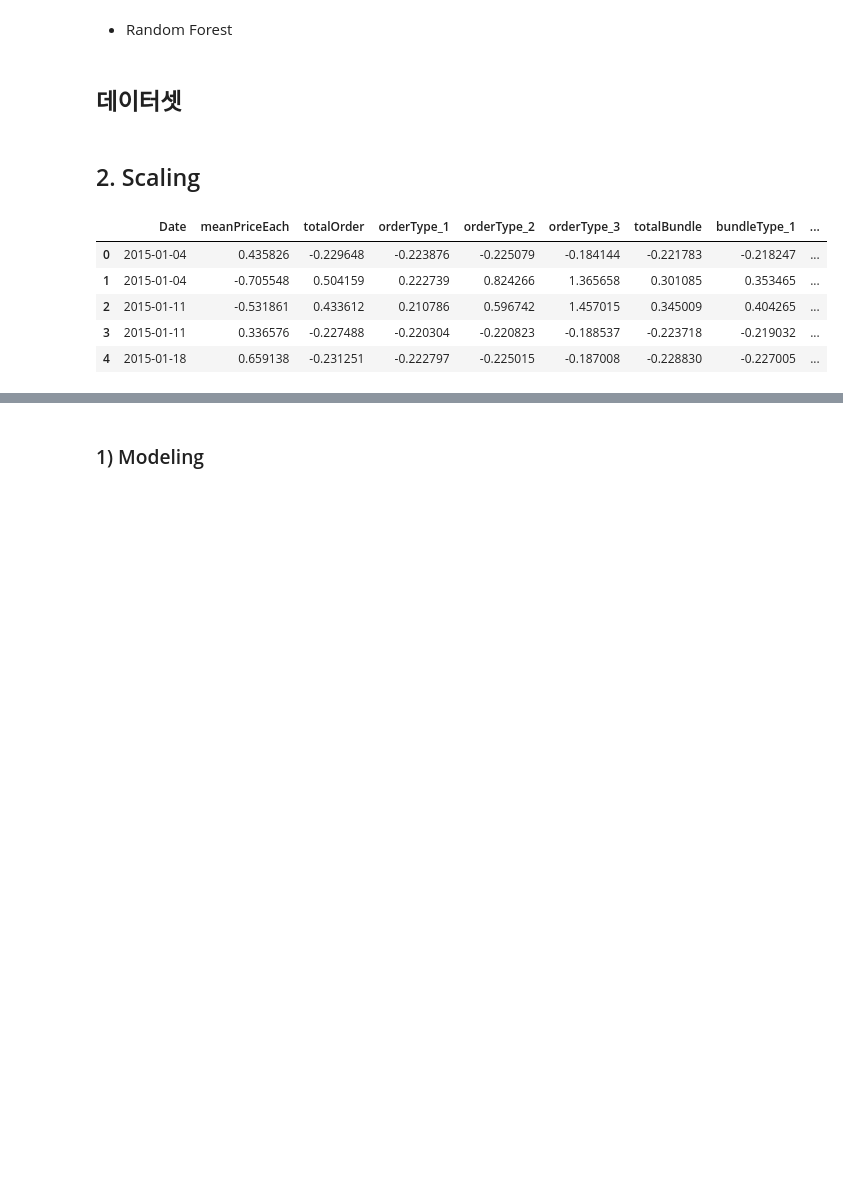
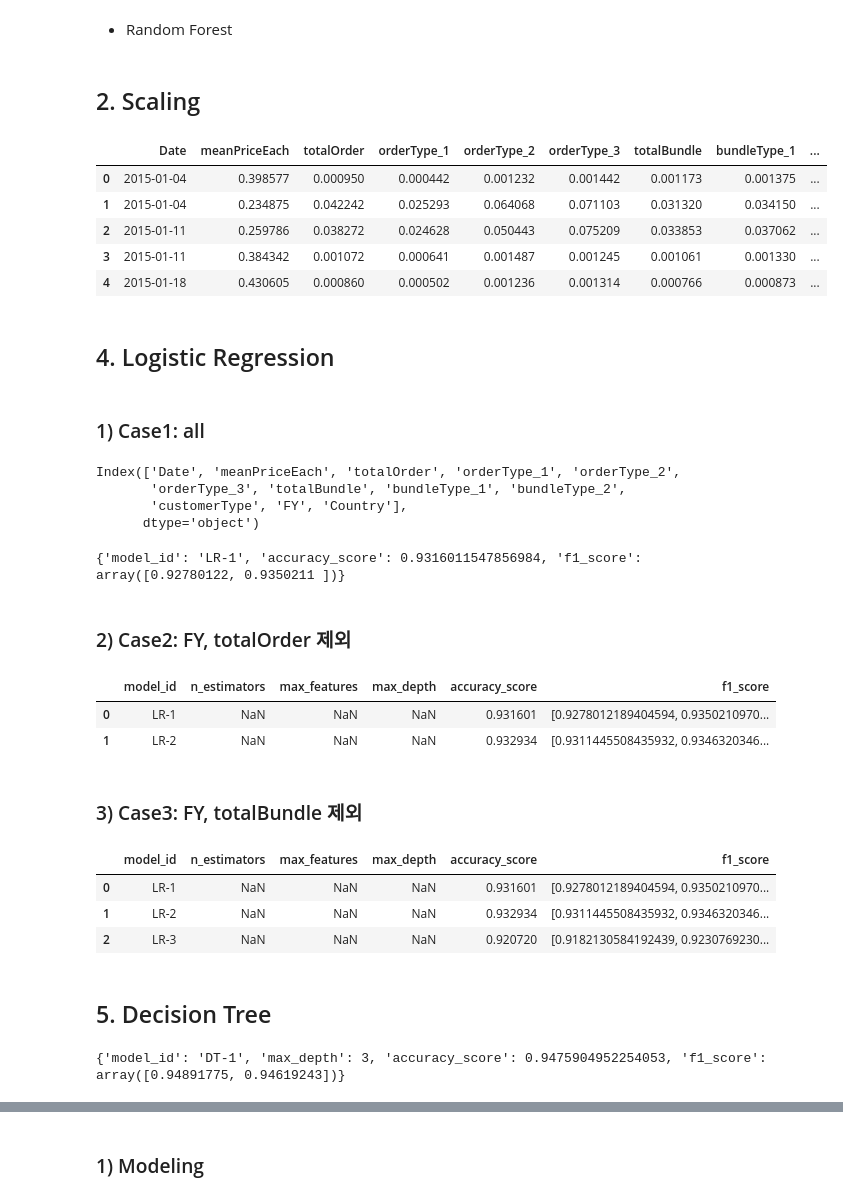
Before and after one commit to winterconnect/Machine_Learning, a Jupyter notebook: Python_Machine_Learning/code/Practice_Product.ipynb, the cells around one changed output, grey strips where cells are left out. Drawn from its saved outputs; the diff is of its cells as text; code cells hidden in the pictures; blank space fills up the shorter version.

```diff
--- a/Python_Machine_Learning/code/Practice_Product.ipynb
+++ b/Python_Machine_Learning/code/Practice_Product.ipynb
@@ -198,5 +197,3 @@ def randomForest(model_id, X, y, n_est = 100, mf = 'auto' , md = None, ts = 0.3,
   context['f1_score'] = score_f1
 
   return context
-# %% [markdown]
-## 데이터셋
@@ -206,18 +200,24 @@ y = df_pd['customerType']
 # %% [markdown]
 ## 2. Scaling
 # %%
-scaler = StandardScaler()
+# 스케일링하지 않는 것이 성능이 더 좋음
+X = df_pd[['meanPriceEach','totalOrder','orderType_1','orderType_2',
+       'orderType_3','totalBundle','bundleType_1','bundleType_2',
+       'FY','Country']]
+
+
+scaler = MinMaxScaler()
 df_pd[['meanPriceEach','totalOrder','orderType_1','orderType_2',
        'orderType_3','totalBundle','bundleType_1','bundleType_2',
        'FY','Country']] = scaler.fit_transform(X)
 df_pd.head()
 # %% [output]
 |  | Date | meanPriceEach | totalOrder | orderType_1 | orderType_2 | orderType_3 | totalBundle | bundleType_1 | ... |
-| 0 | 2015-01-04 | 0.435826 | -0.229648 | -0.223876 | -0.225079 | -0.184144 | -0.221783 | -0.218247 | ... |
-| 1 | 2015-01-04 | -0.705548 | 0.504159 | 0.222739 | 0.824266 | 1.365658 | 0.301085 | 0.353465 | ... |
-| 2 | 2015-01-11 | -0.531861 | 0.433612 | 0.210786 | 0.596742 | 1.457015 | 0.345009 | 0.404265 | ... |
-| 3 | 2015-01-11 | 0.336576 | -0.227488 | -0.220304 | -0.220823 | -0.188537 | -0.223718 | -0.219032 | ... |
-| 4 | 2015-01-18 | 0.659138 | -0.231251 | -0.222797 | -0.225015 | -0.187008 | -0.228830 | -0.227005 | ... |
+| 0 | 2015-01-04 | 0.398577 | 0.000950 | 0.000442 | 0.001232 | 0.001442 | 0.001173 | 0.001375 | ... |
+| 1 | 2015-01-04 | 0.234875 | 0.042242 | 0.025293 | 0.064068 | 0.071103 | 0.031320 | 0.034150 | ... |
+| 2 | 2015-01-11 | 0.259786 | 0.038272 | 0.024628 | 0.050443 | 0.075209 | 0.033853 | 0.037062 | ... |
+| 3 | 2015-01-11 | 0.384342 | 0.001072 | 0.000641 | 0.001487 | 0.001245 | 0.001061 | 0.001330 | ... |
+| 4 | 2015-01-18 | 0.430605 | 0.000860 | 0.000502 | 0.001236 | 0.001314 | 0.000766 | 0.000873 | ... |
 # %%
 df_res = pd.DataFrame(data = None,
                       columns = ['model_id',
@@ -226,3 +226,29 @@ df_res = pd.DataFrame(data = None,
                                  'max_depth',
                                  'accuracy_score',
                                  'f1_score'])
+# %% [markdown]
+## 4. Logistic Regression
+# %% [markdown]
+### 1) Case1: all
+# %%
+df_pd.columns
+# %% [output]
+Index(['Date', 'meanPriceEach', 'totalOrder', 'orderType_1', 'orderType_2',
+       'orderType_3', 'totalBundle', 'bundleType_1', 'bundleType_2',
+       'customerType', 'FY', 'Country'],
+      dtype='object')
+# %%
+X = df_pd[['meanPriceEach', 'totalOrder', 'orderType_1', 'orderType_2',
+       'orderType_3', 'totalBundle', 'bundleType_1', 'bundleType_2',
+       'FY', 'Country']]
+y = df_pd['customerType']
+
+res = logisticRegression('LR-1' , X, y)
+
+print(res)
+
+df_res = df_res.append(res, ignore_index = True)
+# %% [output]
+{'model_id': 'LR-1', 'accuracy_score': 0.9316011547856984, 'f1_score': array([0.92780122, 0.9350211 ])}
+# %% [markdown]
+### 2) Case2: FY, totalOrder 제외
@@ -228,0 +263,8 @@ df_res = pd.DataFrame(data = None,
+# %%
+df_res
+# %% [output]
+|  | model_id | n_estimators | max_features | max_depth | accuracy_score | f1_score |
+| 0 | LR-1 | NaN | NaN | NaN | 0.931601 | [0.9278012189404594, 0.9350210970... |
+| 1 | LR-2 | NaN | NaN | NaN | 0.932934 | [0.9311445508435932, 0.9346320346... |
+# %% [markdown]
+### 3) Case3: FY, totalBundle 제외
@@ -228,0 +279,9 @@ df_res = pd.DataFrame(data = None,
+# %%
+df_res
+# %% [output]
+|  | model_id | n_estimators | max_features | max_depth | accuracy_score | f1_score |
+| 0 | LR-1 | NaN | NaN | NaN | 0.931601 | [0.9278012189404594, 0.9350210970... |
+| 1 | LR-2 | NaN | NaN | NaN | 0.932934 | [0.9311445508435932, 0.9346320346... |
+| 2 | LR-3 | NaN | NaN | NaN | 0.920720 | [0.9182130584192439, 0.9230769230... |
+# %% [markdown]
+## 5. Decision Tree
@@ -228,0 +293,6 @@ df_res = pd.DataFrame(data = None,
+# %%
+res = decisionTree('DT-1' , X, y, 3)
+print(res)
+df_res = df_res.append(res, ignore_index = True)
+# %% [output]
+{'model_id': 'DT-1', 'max_depth': 3, 'accuracy_score': 0.9475904952254053, 'f1_score': array([0.94891775, 0.94619243])}
```
Also changed, not shown: parts of 13 cells of this notebook.
